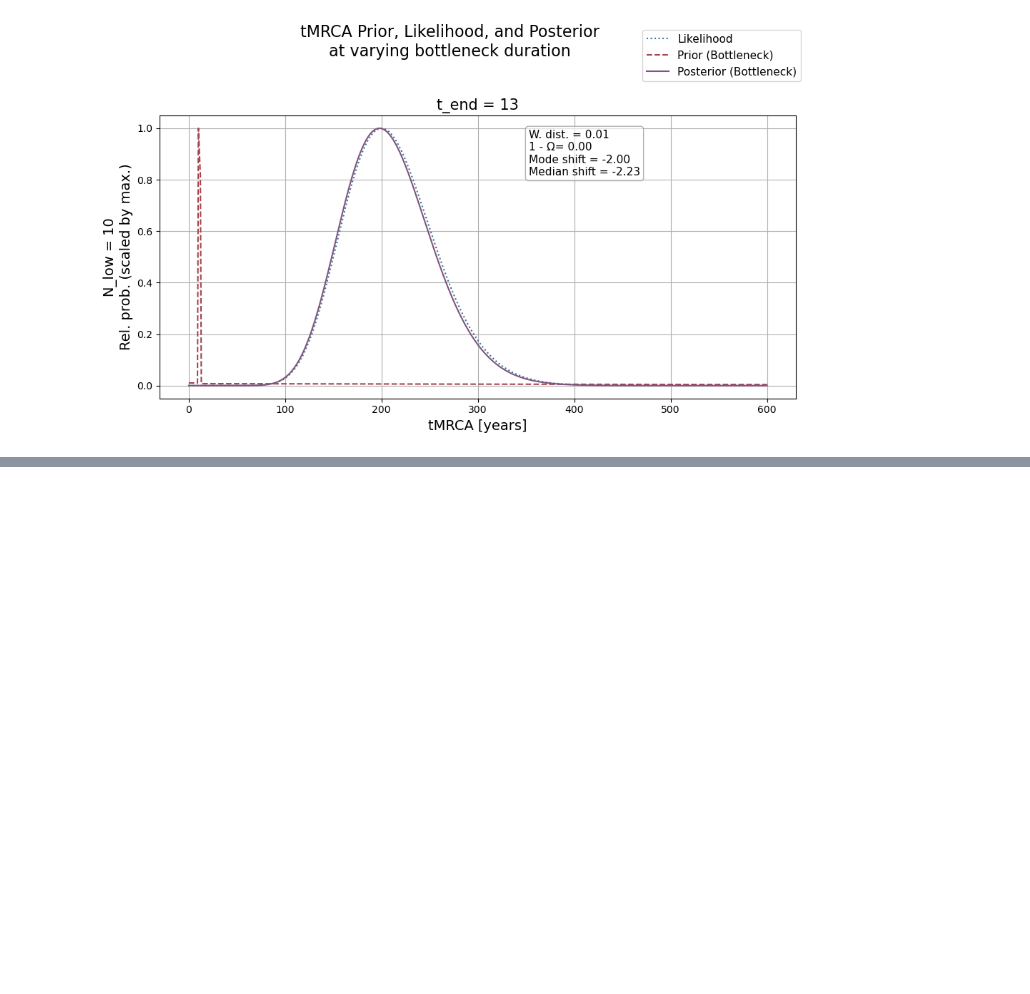
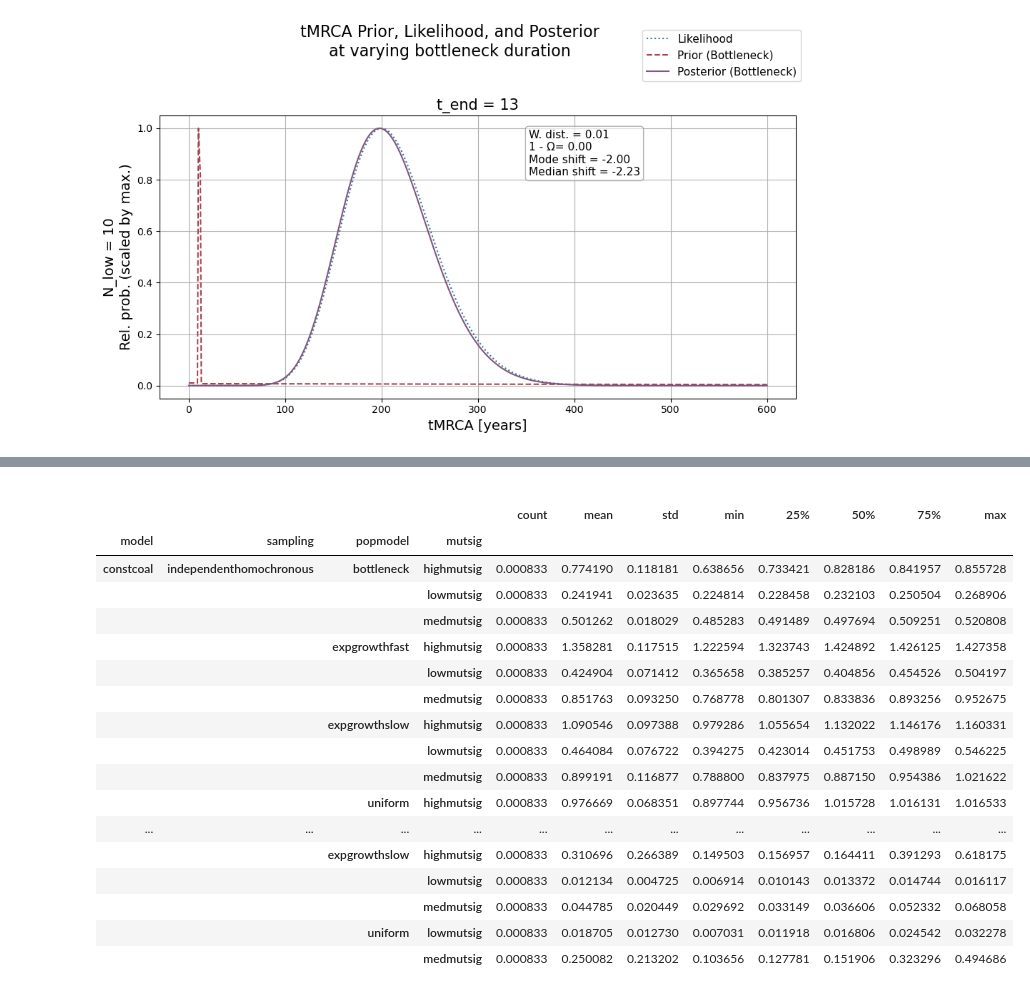
Before and after one commit to marie3003/BESP_paper-analyses, a Jupyter notebook: workflows/population_models.ipynb, the cells around one changed output, grey strips where cells are left out. Saved outputs shown, nothing was run; the diff lists cells and outputs as text; code cells hidden in the pictures; blank space fills up the shorter version.

```diff
--- a/workflows/population_models.ipynb
+++ b/workflows/population_models.ipynb
@@ -134,0 +207,58 @@ Population size 200 years ago (at expected tMRCA): [221.60631672  24.55467981]
+# %% [markdown]
+<scaleOperator scaleFactor="0.95" scaleAll="true" ignoreBounds="true" weight="1">
+    <parameter idref="treeModel.allInternalNodeHeights"/>
+</scaleOperator>
+
+<scaleOperator scaleFactor="0.95" scaleAll="true" ignoreBounds="true" weight="1">
+    <parameter idref="treeModel.allInternalNodeHeights"/>
+</scaleOperator>
+# %%
+import pandas as pd
+import glob
+import os
+
+rows = []
+for f in glob.glob("../benchmarks/run_beast/*.tsv"):
+    name = os.path.basename(f).replace(".tsv", "")
+    parts = name.split("_")
+    # filename: {model}_{sampling}_{popmodel}_{mutsig}_T{i}_seed{seed}
+    model    = parts[0]
+    sampling = parts[1]
+    popmodel = parts[2]
+    mutsig   = parts[3]
+    replicate = parts[4]
+    seed     = parts[5]
+    df = pd.read_csv(f, sep="\t")
+    df["model"]     = model
+    df["sampling"]  = sampling
+    df["popmodel"]  = popmodel
+    df["mutsig"]    = mutsig
+    df["replicate"] = replicate
+    df["seed"]      = seed
+    rows.append(df)
+
+runtime_summary = pd.concat(rows, ignore_index=True)
+runtime_summary = runtime_summary[["model", "sampling", "popmodel", "mutsig", "replicate", "seed", "s", "h:m:s", "max_rss", "mean_load"]]
+runtime_summary.to_csv("../benchmarks/run_beast_summary.csv", index=False)
+
+# runtime overview
+runtime_summary.groupby(["model", "sampling", "popmodel", "mutsig"])["s"].describe() / 3600 # in hours
+# %% [output]
+|  |  |  |  | count | mean | std | min | 25% | 50% | 75% | max |
+| model | sampling | popmodel | mutsig |  |  |  |  |  |  |  |  |
+| constcoal | independenthomochronous | bottleneck | highmutsig | 0.000833 | 0.774190 | 0.118181 | 0.638656 | 0.733421 | 0.828186 | 0.841957 | 0.855728 |
+|  |  |  | lowmutsig | 0.000833 | 0.241941 | 0.023635 | 0.224814 | 0.228458 | 0.232103 | 0.250504 | 0.268906 |
+|  |  |  | medmutsig | 0.000833 | 0.501262 | 0.018029 | 0.485283 | 0.491489 | 0.497694 | 0.509251 | 0.520808 |
+|  |  | expgrowthfast | highmutsig | 0.000833 | 1.358281 | 0.117515 | 1.222594 | 1.323743 | 1.424892 | 1.426125 | 1.427358 |
+|  |  |  | lowmutsig | 0.000833 | 0.424904 | 0.071412 | 0.365658 | 0.385257 | 0.404856 | 0.454526 | 0.504197 |
+|  |  |  | medmutsig | 0.000833 | 0.851763 | 0.093250 | 0.768778 | 0.801307 | 0.833836 | 0.893256 | 0.952675 |
+|  |  | expgrowthslow | highmutsig | 0.000833 | 1.090546 | 0.097388 | 0.979286 | 1.055654 | 1.132022 | 1.146176 | 1.160331 |
+|  |  |  | lowmutsig | 0.000833 | 0.464084 | 0.076722 | 0.394275 | 0.423014 | 0.451753 | 0.498989 | 0.546225 |
+|  |  |  | medmutsig | 0.000833 | 0.899191 | 0.116877 | 0.788800 | 0.837975 | 0.887150 | 0.954386 | 1.021622 |
+|  |  | uniform | highmutsig | 0.000833 | 0.976669 | 0.068351 | 0.897744 | 0.956736 | 1.015728 | 1.016131 | 1.016533 |
+| ... | ... | ... | ... | ... | ... | ... | ... | ... | ... | ... | ... |
+|  |  | expgrowthslow | highmutsig | 0.000833 | 0.310696 | 0.266389 | 0.149503 | 0.156957 | 0.164411 | 0.391293 | 0.618175 |
+|  |  |  | lowmutsig | 0.000833 | 0.012134 | 0.004725 | 0.006914 | 0.010143 | 0.013372 | 0.014744 | 0.016117 |
+|  |  |  | medmutsig | 0.000833 | 0.044785 | 0.020449 | 0.029692 | 0.033149 | 0.036606 | 0.052332 | 0.068058 |
+|  |  | uniform | lowmutsig | 0.000833 | 0.018705 | 0.012730 | 0.007031 | 0.011918 | 0.016806 | 0.024542 | 0.032278 |
+|  |  |  | medmutsig | 0.000833 | 0.250082 | 0.213202 | 0.103656 | 0.127781 | 0.151906 | 0.323296 | 0.494686 |
```
Also changed, not shown: parts of 7 cells of this notebook, 31 other files.
